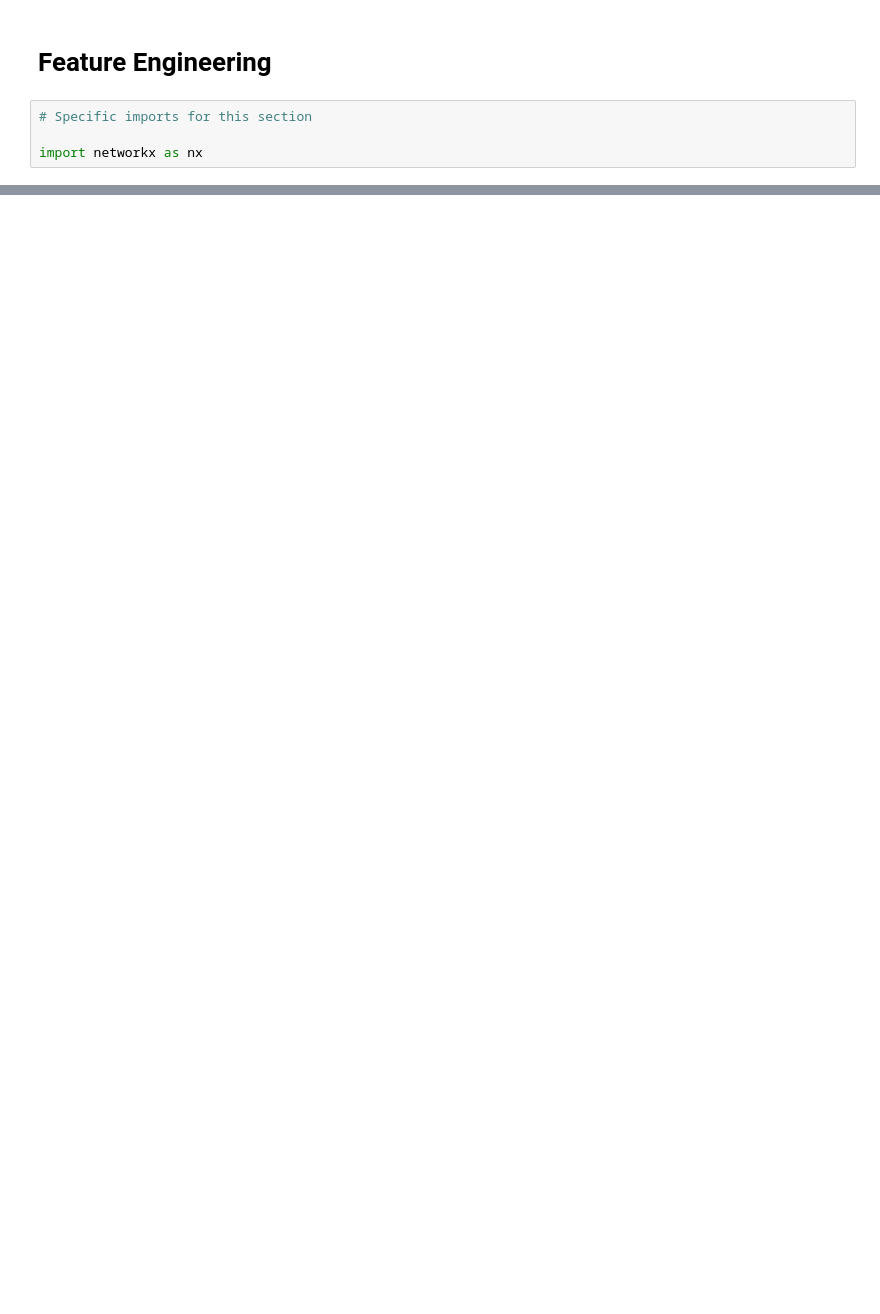
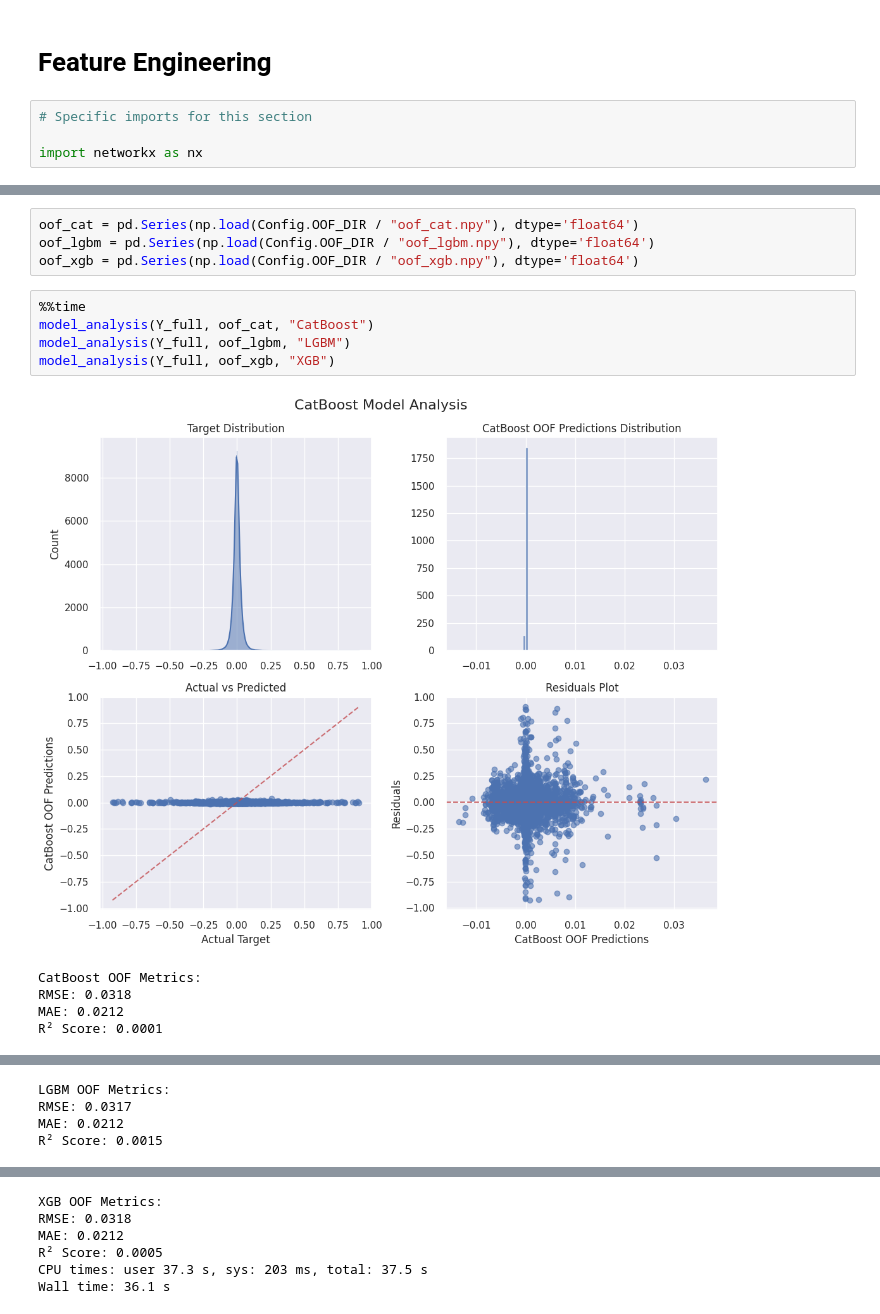
Before and after one commit to VinciRohit/Kaggle-MITSUI-CO.-Commodity-Prediction-Challenge, a Jupyter notebook: mitsui-competition-eda.ipynb, the cells around one changed output, grey strips where cells are left out. Drawn from its saved outputs; the diff is of its cells as text; blank space fills up the shorter version.

```diff
--- a/mitsui-competition-eda.ipynb
+++ b/mitsui-competition-eda.ipynb
@@ -677,0 +764,15 @@ Processing target 1/16
+# %%
+oof_cat = pd.Series(np.load(Config.OOF_DIR / "oof_cat.npy"), dtype='float64')
+oof_lgbm = pd.Series(np.load(Config.OOF_DIR / "oof_lgbm.npy"), dtype='float64')
+oof_xgb = pd.Series(np.load(Config.OOF_DIR / "oof_xgb.npy"), dtype='float64')
+# %%
+%%time
+model_analysis(Y_full, oof_cat, "CatBoost")
+model_analysis(Y_full, oof_lgbm, "LGBM")
+model_analysis(Y_full, oof_xgb, "XGB")
+# %% [output]
+[figure, added]
+CatBoost OOF Metrics:
+RMSE: 0.0318
+MAE: 0.0212
+R² Score: 0.0001
@@ -677,0 +780,4 @@ Processing target 1/16
+LGBM OOF Metrics:
+RMSE: 0.0317
+MAE: 0.0212
+R² Score: 0.0015
@@ -677,0 +785,6 @@ Processing target 1/16
+XGB OOF Metrics:
+RMSE: 0.0318
+MAE: 0.0212
+R² Score: 0.0005
+CPU times: user 37.3 s, sys: 203 ms, total: 37.5 s
+Wall time: 36.1 s
```
Also changed, not shown: parts of 26 cells of this notebook.
